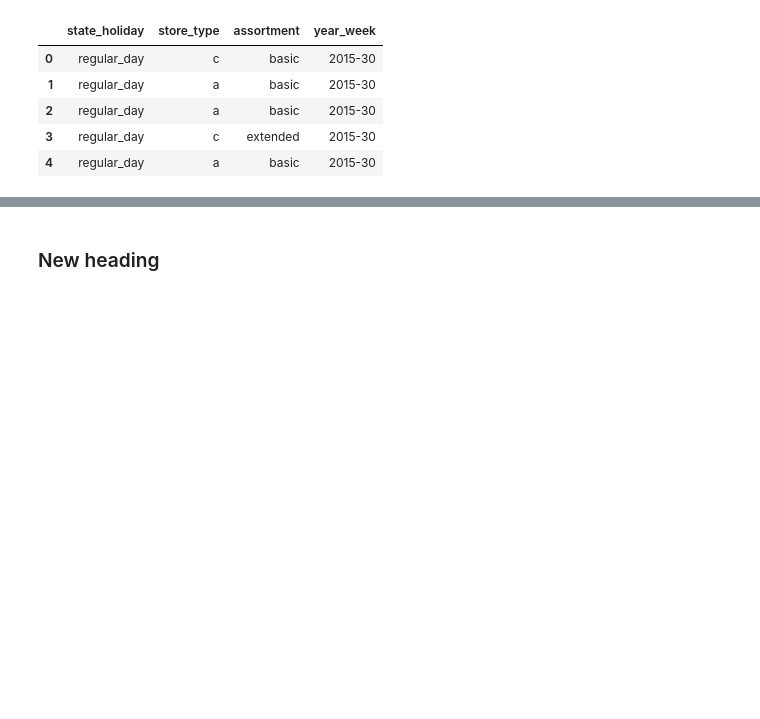
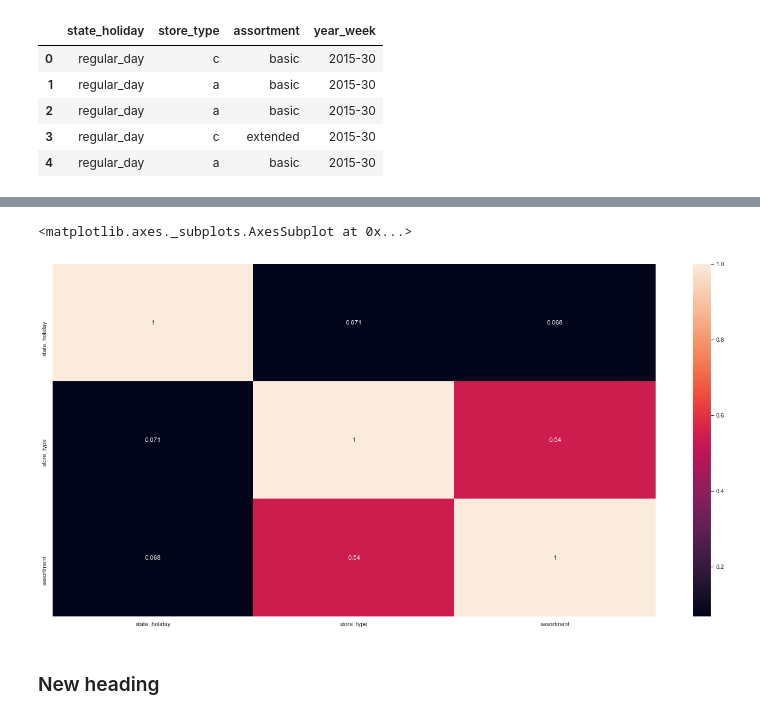
Before and after one commit to luanipiva/ds_producao_Mar21, a Jupyter notebook: m04_video1_store_sales_prediction.ipynb, the cells around one changed output, grey strips where cells are left out. Drawn from its saved outputs; the diff is of its cells as text; code cells hidden in the pictures; blank space fills up the shorter version.

```diff
--- a/m04_video1_store_sales_prediction.ipynb
+++ b/m04_video1_store_sales_prediction.ipynb
@@ -909,0 +920,3 @@ from scipy import stats
+# %%
+df4 = df3.copy()
+df4[['promo', 'promo2', 'sales']].groupby( ['promo', 'promo2'] ).sum().reset_index()
@@ -919,14 +938,15 @@ a.head()
 | 3 | regular_day | c | extended | 2015-30 |
 | 4 | regular_day | a | basic | 2015-30 |
 # %%
-def cramer_v(x,y):
-    cm = pd.crosstab(a['state_holiday'], a['store_type'])
+def cramer_v( x, y ):
+    cm = pd.crosstab( x, y ).to_numpy()
     n = cm.sum()
     r, k = cm.shape
-    chi2 = ss.chi2_contingency(cm)[0]
-    chi2corr = max(0, chi2 - (k-1) * (r-1)/(n-1))
+
+    chi2 = ss.chi2_contingency( cm )[0]
+    chi2corr = max( 0, chi2 - (k-1)*(r-1)/(n-1) )
 
     kcorr = k - (k-1)**2/(n-1)
     rcorr = r - (r-1)**2/(n-1)
 
-    return np.sqrt((chi2corr/2) / (min(kcorr-1, rcorr-1)))
+    return np.sqrt( (chi2corr/n) / ( min( kcorr-1, rcorr-1 ) ) )
@@ -944,3 +953,30 @@ NameError: name 'chi2' is not defined
+# %%
+# only categorical data
+a = df4.select_dtypes( include='object' )
+
+# Calculate cramer V
+a1 = cramer_v( a['state_holiday'], a['state_holiday'] )
+a2 = cramer_v( a['state_holiday'], a['store_type'] )
+a3 = cramer_v( a['state_holiday'], a['assortment'] )
+
+a4 = cramer_v( a['store_type'], a['state_holiday'] )
+a5 = cramer_v( a['store_type'], a['store_type'] )
+a6 = cramer_v( a['store_type'], a['assortment'] )
+
+a7 = cramer_v( a['assortment'], a['state_holiday'] )
+a8 = cramer_v( a['assortment'], a['store_type'] )
+a9 = cramer_v( a['assortment'], a['assortment'] )
+
+# Final dataset
+d = pd.DataFrame( {'state_holiday': [a1, a2, a3],
+               'store_type': [a4, a5, a6],
+               'assortment': [a7, a8, a9]  })
+d = d.set_index( d.columns )
+
+sns.heatmap( d, annot=True )
+# %% [output]
+<matplotlib.axes._subplots.AxesSubplot at 0x...>
+[figure, added]
 # %% [markdown]
 ### New heading
 # %% [markdown]
```
Also changed, not shown: parts of 10 cells of this notebook.
